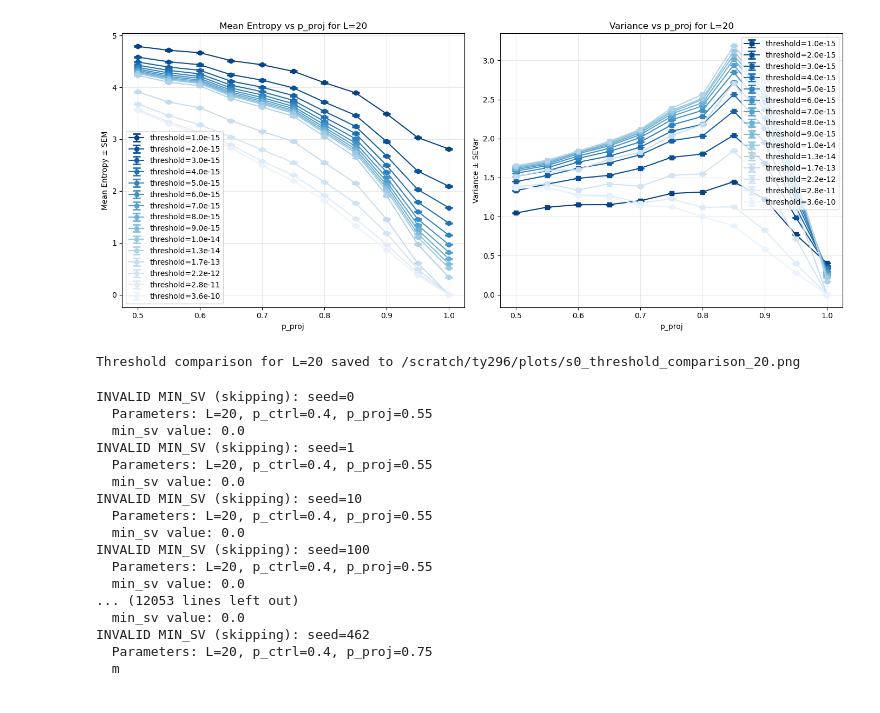
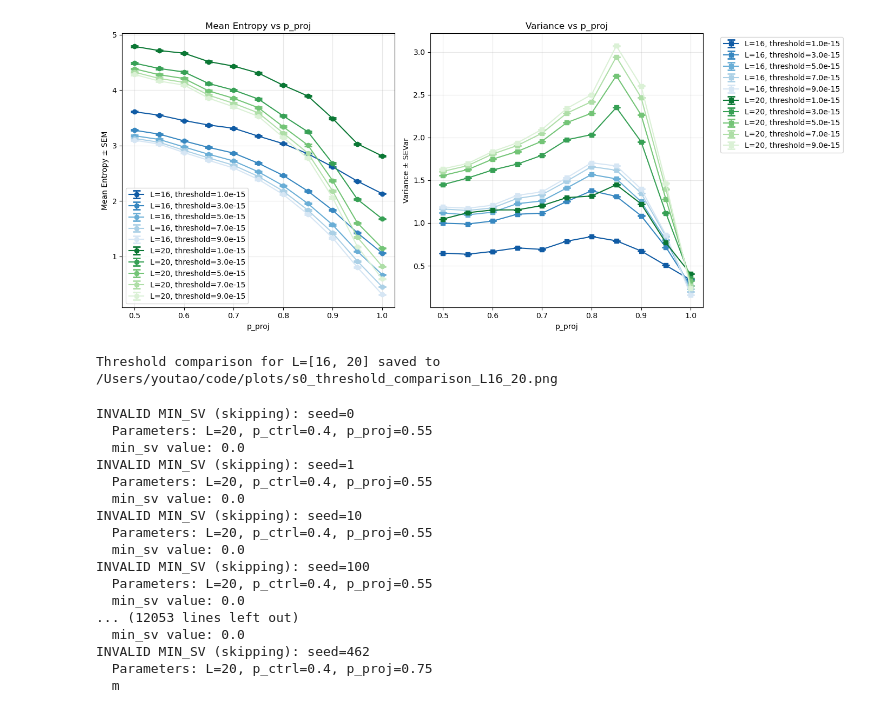
Before and after one commit to youtao1999/CT_MPS_mini, a Jupyter notebook: plot.ipynb, the cells around one changed output. Cells and saved outputs as stored; diff of their text form; code cells hidden in the pictures.

Commit message:
plotting L16,20 threshold gradient comparison

```diff
--- a/plot.ipynb
+++ b/plot.ipynb
@@ -92,4 +23,0 @@ with h5py.File(combined_sv_filename, 'w') as f_target:
-# %%
-filename = "/ospool/ap20/data/ty296/hdf5_data_combined/sv_combined_p_ctrl0.4_2025-10-24.h5"
-with h5py.File(filename, 'r') as f:
-    print(len(f.keys()))
@@ -97,0 +24,4 @@ with h5py.File(filename, 'r') as f:
+# %%
+combined_sv_filename = "/Users/youtao/code/hdf5_data_combined/sv_corrected.h5"
+threshold = 1e-14
+s0_dict = total_s0_dict(combined_sv_filename, threshold)
@@ -97,0 +35,5 @@ with h5py.File(filename, 'r') as f:
+# %%
+n = 0
+from read_hdf5_func import h5_to_csv
+for threshold_val in np.linspace(1e-15, 1e-14, 10):
+    h5_to_csv(combined_sv_filename, n, threshold_val, p_fixed_name, p_fixed_value, save_folder="/Users/youtao/code/plots")
@@ -97,0 +142,4 @@ with h5py.File(filename, 'r') as f:
+# %%
+save_folder = "/Users/youtao/code/plots"
+for threshold_val in np.linspace(1e-15, 1e-14, 10):
+    plot_from_csv(save_folder, n, threshold_val)
@@ -268,12 +267,17 @@ def plot_from_csv(save_folder, n, threshold: float):
-# %%
-L_target = 20
-n_thresholds = 15
-i = 0
-n = 0
-fixed_L_threshold_comparison_plot("/scratch/ty296/plots", L_target, n, p_fixed_name, p_fixed_value, (i, i+n_thresholds))
-# %% [output]
-[figure, removed]
-Threshold comparison for L=20 saved to /scratch/ty296/plots/s0_threshold_comparison_20.png
+# %%
+# Example usage
+L_list = [16, 20]  # Multiple L values
+n = 0
+p_fixed_name = 'p_ctrl'
+p_fixed_value = 0.4
+
+# Specify exactly which thresholds to compare
+threshold_values = [1e-15, 3e-15, 5e-15, 7e-15, 9e-15]
+
+fixed_L_threshold_comparison_plot("/Users/youtao/code/plots", L_list, n, p_fixed_name, p_fixed_value, threshold_values)
+# %% [output]
+[figure, added]
+Threshold comparison for L=[16, 20] saved to /Users/youtao/code/plots/s0_threshold_comparison_L16_20.png
 # %%
 # plot distributions
 L_target = 20
```
Also changed, not shown: parts of 14 cells of this notebook, 3 other files.
